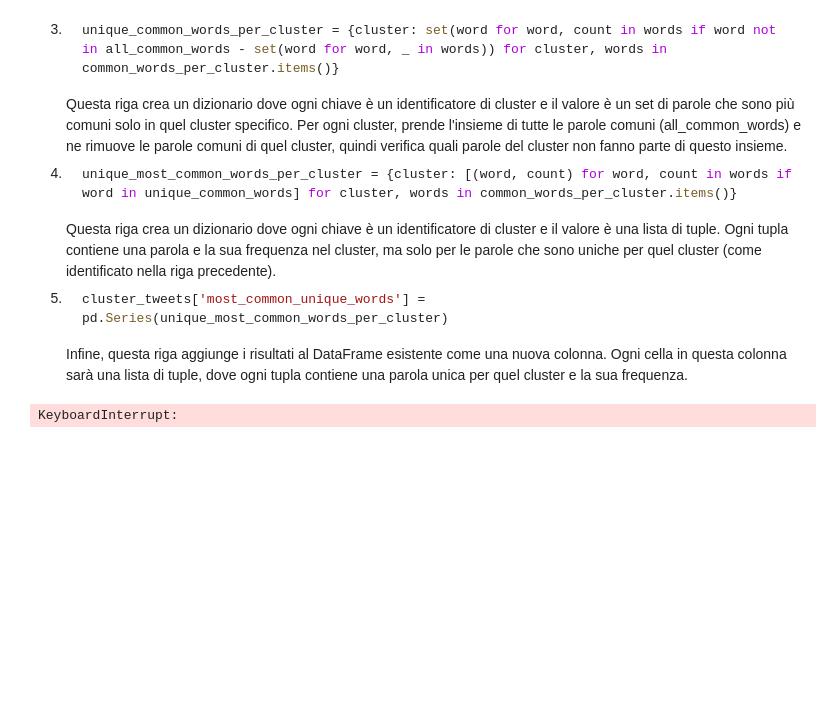
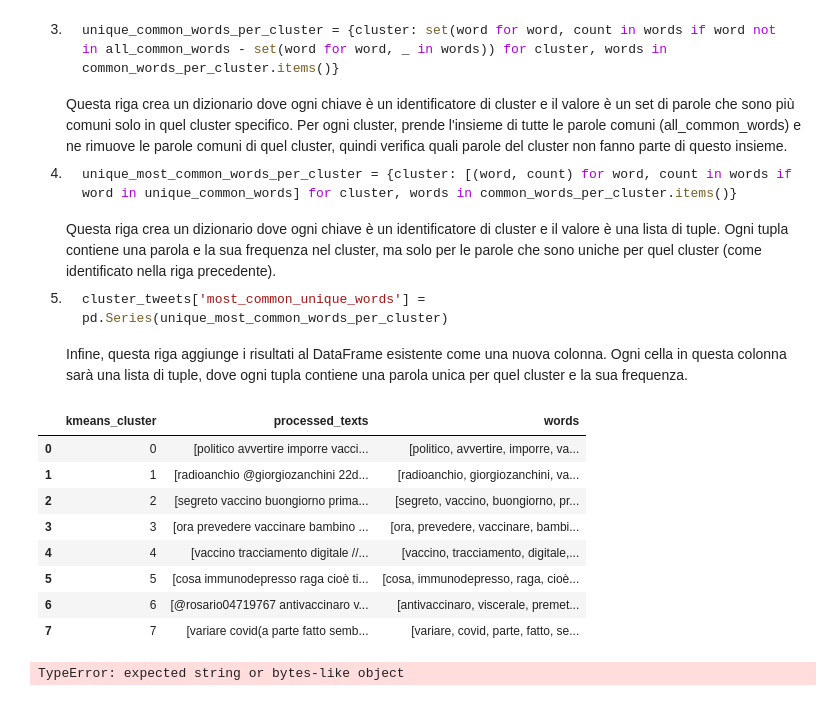
Before and after one commit to davisf20/characterization-of-user-misbehavior-in-online-social-media, a Jupyter notebook: notebooks/clustersCharacterization.ipynb, the cells around one changed output. Cells and saved outputs as stored; diff of their text form; code cells hidden in the pictures; blank space fills up the shorter version.

````diff
--- a/notebooks/clustersCharacterization.ipynb
+++ b/notebooks/clustersCharacterization.ipynb
@@ -420,7 +449,6 @@ lemmatized_text
 import itertools
 
 lemmatized_text.loc[lemmatized_text['kmeans_cluster'] == 0, 'processed_texts'] = lemmatized_text.loc[lemmatized_text['kmeans_cluster'] == 0, 'processed_texts'].apply(lambda x: x[:500000])
-lemmatized_text.loc[lemmatized_text['kmeans_cluster'] == 3, 'processed_texts'] = lemmatized_text.loc[lemmatized_text['kmeans_cluster'] == 3, 'processed_texts'].apply(lambda x: x[:500000])
 lemmatized_text['num_strings'] = lemmatized_text['processed_texts'].apply(len)
 print(lemmatized_text)
 
@@ -518,6 +546,11 @@ lemmatized_text.to_pickle("../data/bertopic_text.pkl")
    cluster_tweets['most_common_unique_words'] = pd.Series(unique_most_common_words_per_cluster)
     ```
    Infine, questa riga aggiunge i risultati al DataFrame esistente come una nuova colonna. Ogni cella in questa colonna sarà una lista di tuple, dove ogni tupla contiene una parola unica per quel cluster e la sua frequenza.
+# %%
+cluster_common_words = lemmatized_text.copy()
+
+# cluster_common_words.loc[cluster_common_words['kmeans_cluster'] == 0, 'processed_texts'] = cluster_common_words.loc[cluster_common_words['kmeans_cluster'] == 0, 'processed_texts'].apply(lambda x: x[:500])
+# cluster_common_words.loc[cluster_common_words['kmeans_cluster'] == 3, 'processed_texts'] = cluster_common_words.loc[cluster_common_words['kmeans_cluster'] == 3, 'processed_texts'].apply(lambda x: x[:500])
 # %%
 stop_words = set(stopwords.words('italian'))
 
@@ -526,36 +559,79 @@ def process_tweets(all_tweets):
     text = ' '.join(all_tweets)
     # Tokenizza il testo in parole
     words = nltk.word_tokenize(text)
     # Rimuovi le stop words e converti tutto in minuscolo
     words = [word.lower() for word in words if word.isalpha() and word not in stop_words]
     # # Calcola la frequenza di ciascuna parola
     # freq = Counter(words)
     # Restituisci le 10 parole più comuni
     return words
 
 # Applica la funzione a ciascun cluster
-cluster_tweets['words'] = cluster_tweets['combined_text'].apply(process_tweets)
+cluster_common_words['words'] = cluster_common_words['processed_texts'].apply(process_tweets)
 
 # Prima creiamo un dizionario con le parole più comuni per ciascun cluster
-common_words_per_cluster = {cluster: Counter(words) for cluster, words in cluster_tweets['words'].items()}
+common_words_per_cluster = {cluster: Counter(words) for cluster, words in cluster_common_words['words'].items()}
 
 # Poi, creiamo un set con tutte le parole più comuni nei vari cluster
 all_common_words = set(word for words in common_words_per_cluster.values() for word, count in words.keys())
 
 # Trova le parole uniche per ciascun cluster
 unique_words_per_cluster = {cluster: [word for word in words.keys() if word not in all_common_words - set(words.keys())] for cluster, words in common_words_per_cluster.items()}
 
 # # Trova le parole più comuni uniche per ciascun cluster
 # unique_most_common_words_per_cluster = {cluster: [(word, words[word]) for word in unique_words_per_cluster[cluster]] for cluster, words in common_words_per_cluster.items()}
 # Trova le parole più comuni uniche per ciascun cluster
 unique_most_common_words_per_cluster = {cluster: sorted([(word, words[word]) for word in unique_words_per_cluster[cluster]], key=lambda x: x[1], reverse=True)[:10] for cluster, words in common_words_per_cluster.items()}
 
 # Aggiungiamo le parole più comuni uniche per ciascun cluster al DataFrame
 cluster_tweets['most_common_unique_words'] = pd.Series(unique_most_common_words_per_cluster)
 
 print(cluster_tweets['most_common_unique_words'])
 # %% [output]
-KeyboardInterrupt:
+|  | kmeans_cluster | processed_texts | words |
+| 0 | 0 | [politico avvertire imporre vacci... | [politico, avvertire, imporre, va... |
+| 1 | 1 | [radioanchio @giorgiozanchini 22d... | [radioanchio, giorgiozanchini, va... |
+| 2 | 2 | [segreto vaccino buongiorno prima... | [segreto, vaccino, buongiorno, pr... |
+| 3 | 3 | [ora prevedere vaccinare bambino ... | [ora, prevedere, vaccinare, bambi... |
+| 4 | 4 | [vaccino tracciamento digitale //... | [vaccino, tracciamento, digitale,... |
+| 5 | 5 | [cosa immunodepresso raga cioè ti... | [cosa, immunodepresso, raga, cioè... |
+| 6 | 6 | [@rosario04719767 antivaccinaro v... | [antivaccinaro, viscerale, premet... |
+| 7 | 7 | [variare covid(a parte fatto semb... | [variare, covid, parte, fatto, se... |
+# %%
+stop_words = set(stopwords.words('italian'))
+cluster_common_words['most_common_unique_words'] = ''
+
+for cluster in tqdm(cluster_common_words.index):
+    # Estrai i testi dei tweet per il cluster corrente
+    all_tweets = cluster_common_words[cluster_common_words['kmeans_cluster'] == cluster]['processed_texts'].tolist()
+
+    # Definisci la funzione per elaborare i tweet
+    def process_tweets(all_tweets):
+        words = []
+        for tweet in all_tweets:
+            tweet_words = nltk.word_tokenize(tweet)
+            tweet_words = [word.lower() for word in tweet_words if word.isalpha() and word not in stop_words]
+            words.extend(tweet_words)
+        return words
+
+    # Applica la funzione ai tweet del cluster corrente
+    words = process_tweets(all_tweets)
+
+    # Crea un dizionario delle parole più comuni per il cluster corrente
+    common_words = Counter(words)
+
+    # Trova le parole più comuni uniche per il cluster corrente
+    unique_words = [word for word in common_words.keys() if word not in all_common_words - set(common_words.keys())]
+
+    # Trova le 10 parole più comuni uniche per il cluster corrente
+    most_common_unique_words = sorted([(word, common_words[word]) for word in unique_words], key=lambda x: x[1], reverse=True)[:10]
+
+    # Aggiungi le parole più comuni uniche al DataFrame
+    cluster_common_words.at[cluster, 'most_common_unique_words'] = most_common_unique_words
+
+print(cluster_common_words['most_common_unique_words'])
+# %% [output]
+TypeError: expected string or bytes-like object
 # %%
 # Stampa le 10 parole più comuni uniche per ciascun cluster
 for k, words in unique_common_words_per_cluster.items():
````
Also changed, not shown: parts of 30 cells of this notebook.
